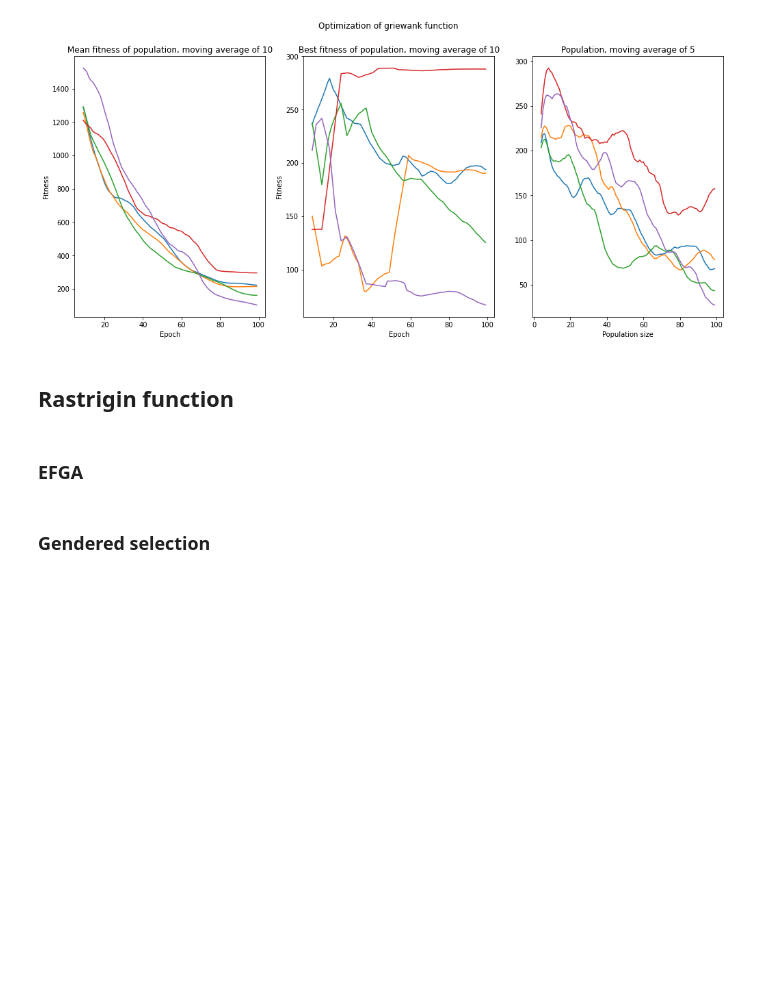
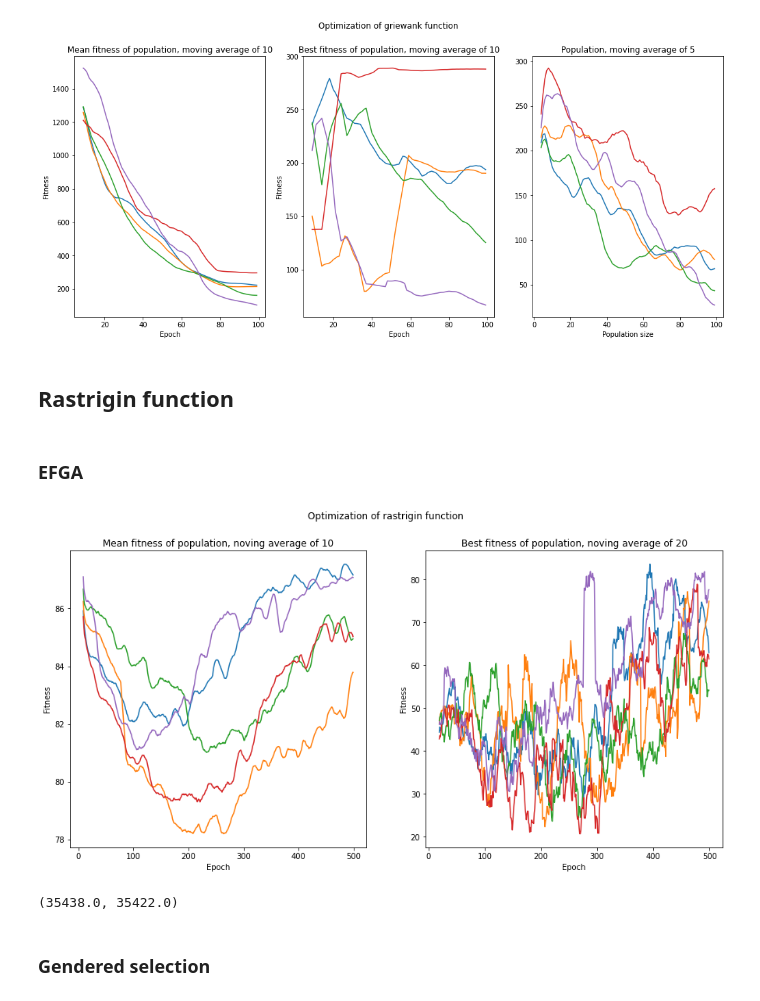
Before and after one commit to Arattel/Fuzzy_genetic_algorithms_implementations, a Jupyter notebook: efga.ipynb, the cells around one changed output. Saved outputs shown, nothing was run; the diff lists cells and outputs as text; code cells hidden in the pictures; blank space fills up the shorter version.

Commit message:
More fitness functions, more experiments

```diff
--- a/efga.ipynb
+++ b/efga.ipynb
@@ -165,5 +163,23 @@ wqehwe
 ## Rastrigin function
 # %% [markdown]
 ### EFGA
+# %%
+output_params = 'log/rastrigin_efga_params.json'
+output_experiment_logs = 'log/rastrigin_experiment_efga_logs.csv'
+experiment_logs, params = run_experiments_efga(n_experiments=5, epochs=500, population_scale=5.12, mutation_scale=.05, fitness_fn=rastrigin)
+
+
+with open(output_params, 'w') as f:
+    json.dump(params, f)
+
+experiment_logs.to_csv(output_experiment_logs)
+# %%
+visualize_efga(experiment_logs, windowsize_best=20, function_name='rastrigin function'),
+# %% [output]
+[figure, added]
+# %%
+experiment_logs.groupby('seed').first()['ncalls'].mean(), experiment_logs.groupby('seed').first()['ncalls'].median()
+# %% [output]
+(35438.0, 35422.0)
 # %% [markdown]
 ### Gendered selection
```
Also changed, not shown: parts of 9 cells of this notebook, 2 other files.
